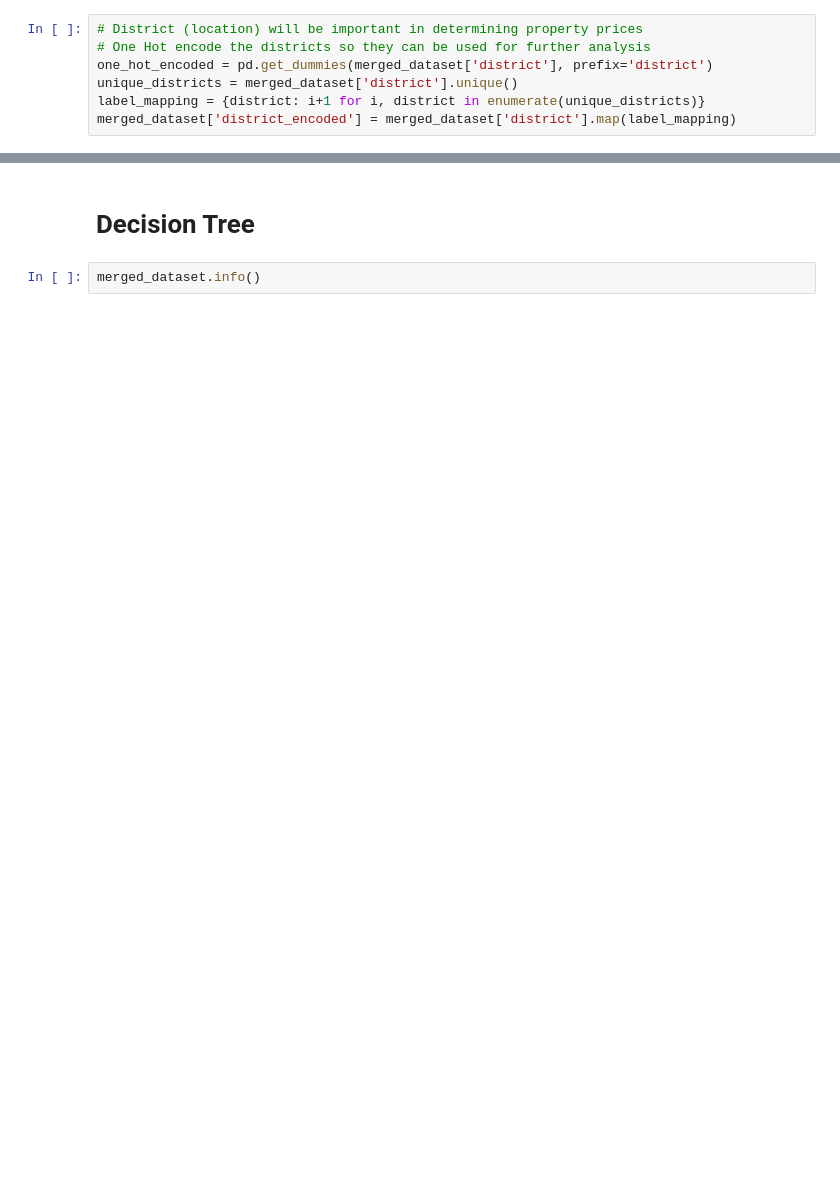
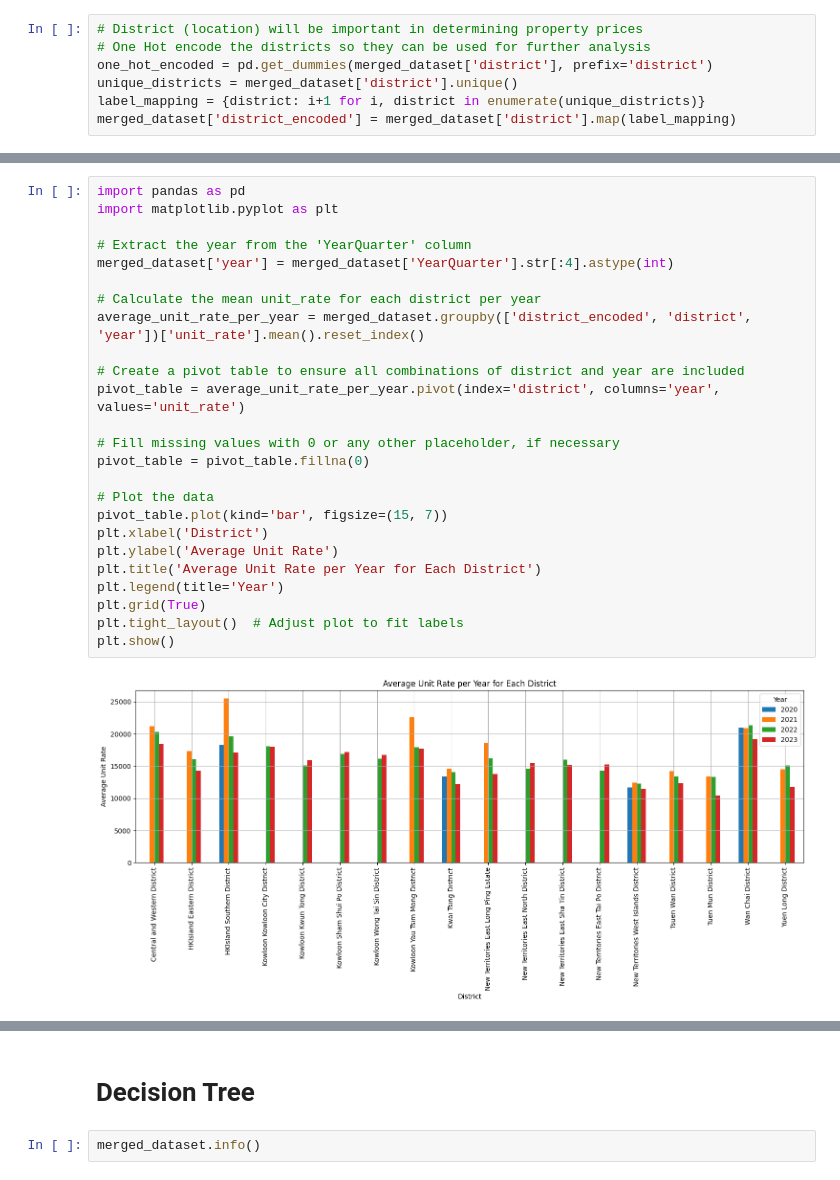
Before and after one commit to TimH2024/MSC-M5-Project, a Jupyter notebook: M5ver2.ipynb, the cells around one changed output, grey strips where cells are left out. Cells and saved outputs as stored; diff of their text form; blank space fills up the shorter version.

```diff
--- a/M5ver2.ipynb
+++ b/M5ver2.ipynb
@@ -1008,0 +934,27 @@ Table of Districts with One-Hot Encoding, District, and Average Unit Rate per Ye
+# %%
+import pandas as pd
+import matplotlib.pyplot as plt
+
+# Extract the year from the 'YearQuarter' column
+merged_dataset['year'] = merged_dataset['YearQuarter'].str[:4].astype(int)
+
+# Calculate the mean unit_rate for each district per year
+average_unit_rate_per_year = merged_dataset.groupby(['district_encoded', 'district', 'year'])['unit_rate'].mean().reset_index()
+
+# Create a pivot table to ensure all combinations of district and year are included
+pivot_table = average_unit_rate_per_year.pivot(index='district', columns='year', values='unit_rate')
+
+# Fill missing values with 0 or any other placeholder, if necessary
+pivot_table = pivot_table.fillna(0)
+
+# Plot the data
+pivot_table.plot(kind='bar', figsize=(15, 7))
+plt.xlabel('District')
+plt.ylabel('Average Unit Rate')
+plt.title('Average Unit Rate per Year for Each District')
+plt.legend(title='Year')
+plt.grid(True)
+plt.tight_layout()  # Adjust plot to fit labels
+plt.show()
+# %% [output]
+[figure, added]
```
Also changed, not shown: parts of 98 cells of this notebook.
